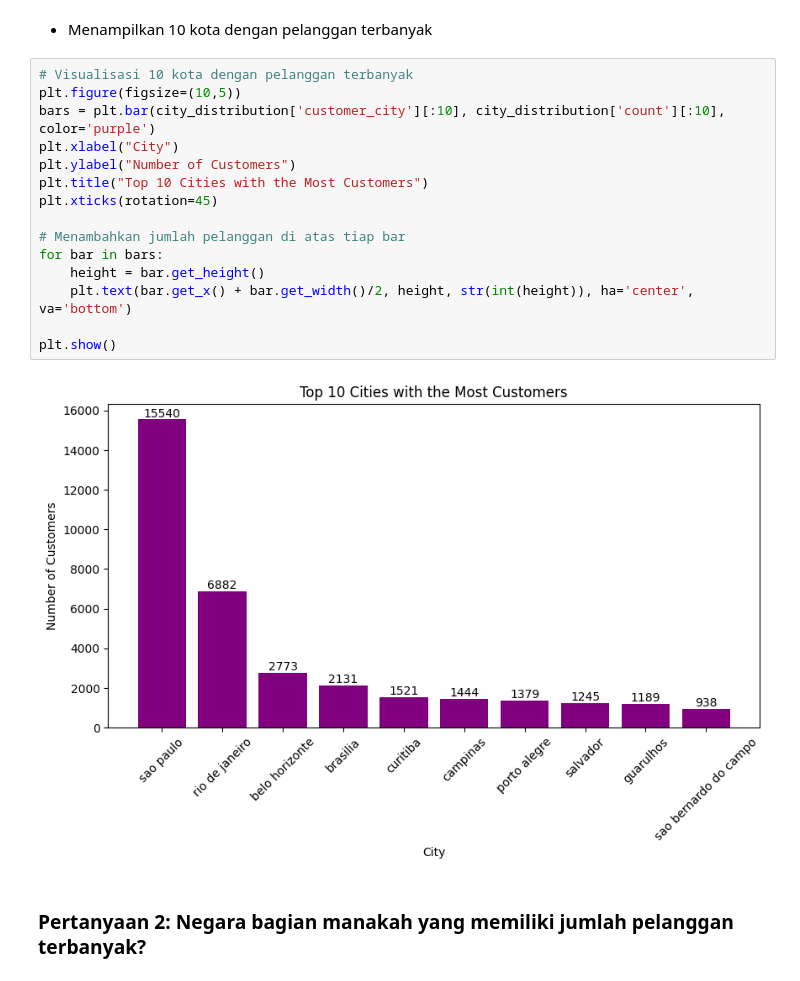
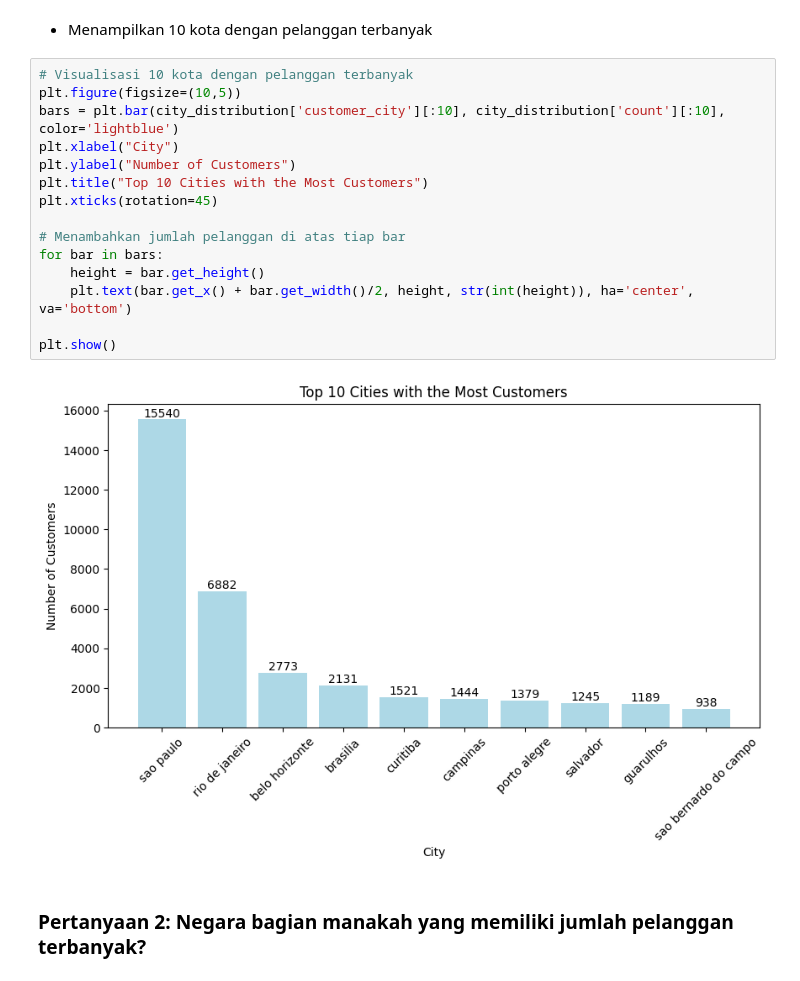
Before and after one commit to Tagenshin/Dataset, a Jupyter notebook: notebook.ipynb, the cells around one changed output. Cells and saved outputs as stored; diff of their text form.

```diff
--- a/notebook.ipynb
+++ b/notebook.ipynb
@@ -139,20 +139,20 @@ City with the most customers: sao paulo (15540 customers)
 # %%
 # Visualisasi 10 kota dengan pelanggan terbanyak
 plt.figure(figsize=(10,5))
-bars = plt.bar(city_distribution['customer_city'][:10], city_distribution['count'][:10], color='purple')
+bars = plt.bar(city_distribution['customer_city'][:10], city_distribution['count'][:10], color='lightblue')
 plt.xlabel("City")
 plt.ylabel("Number of Customers")
 plt.title("Top 10 Cities with the Most Customers")
 plt.xticks(rotation=45)
 
 # Menambahkan jumlah pelanggan di atas tiap bar
 for bar in bars:
     height = bar.get_height()
     plt.text(bar.get_x() + bar.get_width()/2, height, str(int(height)), ha='center', va='bottom')
 
 plt.show()
 # %% [output]
-[figure, old version]
+[figure, new version]
 # %% [markdown]
 ### Pertanyaan 2: Negara bagian manakah yang memiliki jumlah pelanggan terbanyak?
 # %% [markdown]
```
Also changed, not shown: parts of 3 cells of this notebook.
